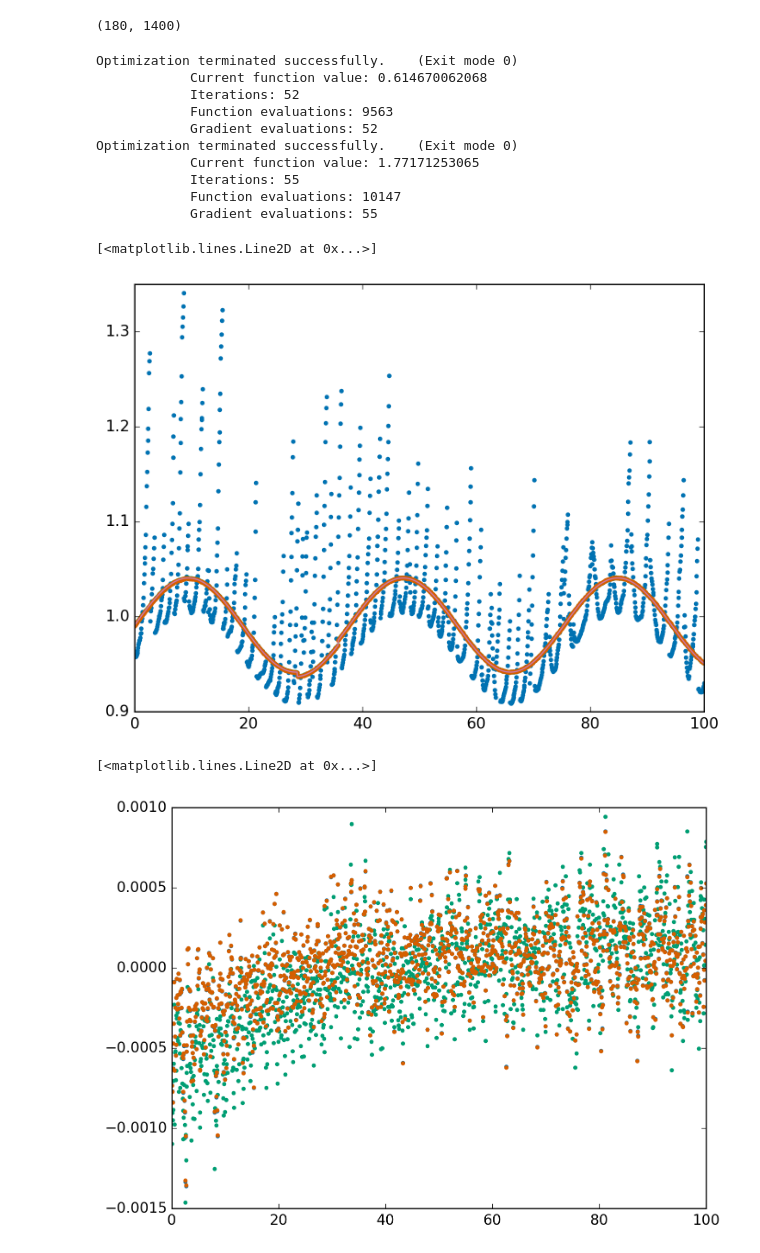
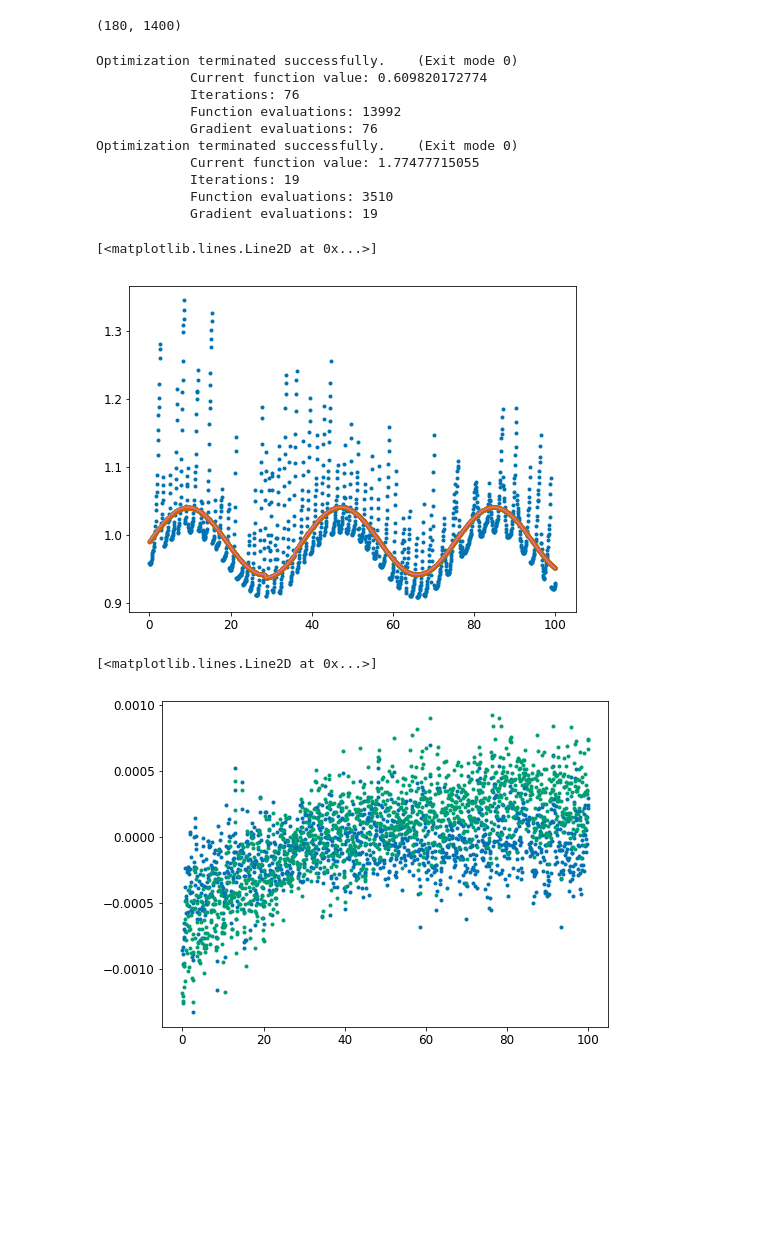
Before and after one commit to hvidy/halophot, a Jupyter notebook: tv_halo.ipynb, the cells around one changed output. Saved outputs shown, nothing was run; the diff lists cells and outputs as text; code cells hidden in the pictures; blank space fills up the shorter version.

```diff
--- a/tv_halo.ipynb
+++ b/tv_halo.ipynb
@@ -32,7 +32,7 @@ mpl.rcParams['ytick.labelsize'] = 12
 # %% [output]
 [u'seaborn-darkgrid', u'seaborn-notebook', u'classic', u'seaborn-ticks', u'grayscale', u'bmh', u'seaborn-talk', u'dark_background', u'ggplot', u'fivethirtyeight', u'_classic_test', u'seaborn-colorblin ...
 # %%
-fname = '../planets/C05/EPIC_211309989_mast.fits' # point this path to your favourite K2SC light curve
+fname = './EPIC_211309989_mast.fits' # point this path to your favourite K2SC light curve
 lc = Table.read(fname)
 
 x, y = lc['x'][150:1550], lc['y'][150:1550]
@@ -175,15 +176,15 @@ res2 = optimize.minimize(obj_2, xbest_1, method='SLSQP', constraints=cons, bound
 xbest_2 = res2['x']
 # %% [output]
 Optimization terminated successfully.    (Exit mode 0)
-            Current function value: 0.614670062068
-            Iterations: 52
-            Function evaluations: 9563
-            Gradient evaluations: 52
+            Current function value: 0.609820172774
+            Iterations: 76
+            Function evaluations: 13992
+            Gradient evaluations: 76
 Optimization terminated successfully.    (Exit mode 0)
-            Current function value: 1.77171253065
-            Iterations: 55
-            Function evaluations: 10147
-            Gradient evaluations: 55
+            Current function value: 1.77477715055
+            Iterations: 19
+            Function evaluations: 3510
+            Gradient evaluations: 19
 # %%
 # xbest_1, lc_opt_1 = tv_tpf(pixelvectors)
 # %%
@@ -203,18 +204,17 @@ plt.plot(t,lc_opt_2/np.nanmedian(lc_opt_2),'.')
 plt.plot(t,f/np.nanmedian(f),'-')
 # %% [output]
 [<matplotlib.lines.Line2D at 0x...>]
-[figure, old version]
+[figure, new version]
 # %%
 '''------------------------------------------
 Plot residuals
 ------------------------------------------'''
 
 plt.plot(t,lc_opt_1/np.nanmedian(lc_opt_1)-f/np.nanmedian(f),'.')
 plt.plot(t,lc_opt_2/np.nanmedian(lc_opt_2)-f/np.nanmedian(f),'.')
-plt.plot(t,lc_opt_l1/np.nanmedian(lc_opt_l1)-f/np.nanmedian(f),'.')
 # %% [output]
 [<matplotlib.lines.Line2D at 0x...>]
-[figure, old version]
+[figure, new version]
 # %%
 '''------------------------------------------
 Plot a map of the weights you infer
```
Also changed, not shown: parts of 7 cells of this notebook.
